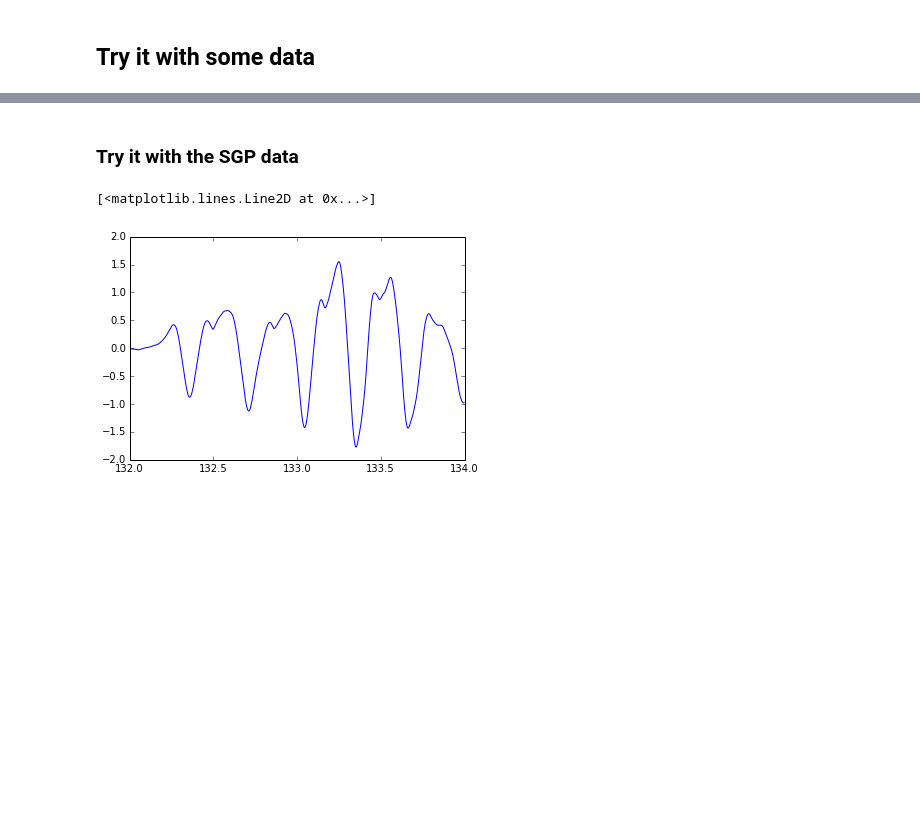
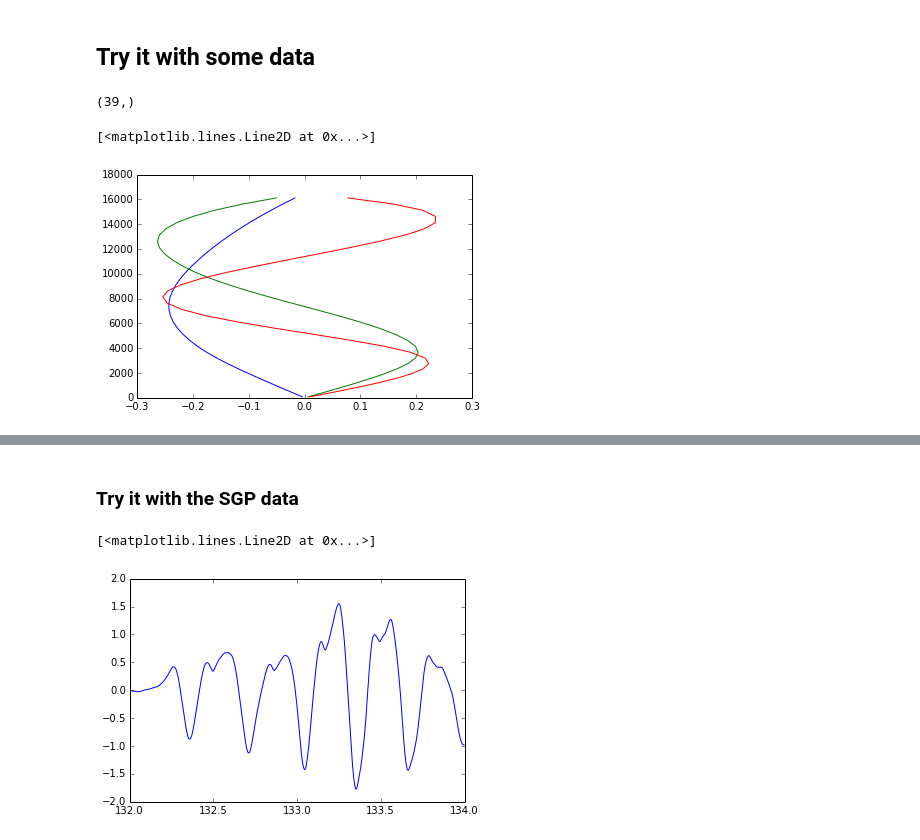
Before and after one commit to jedman/vertical-mode-decomposition, a Jupyter notebook: vertical mode decomposition.ipynb, the cells around one changed output, grey strips where cells are left out. Saved outputs shown, nothing was run; the diff lists cells and outputs as text; code cells hidden in the pictures; blank space fills up the shorter version.

```diff
--- a/vertical mode decomposition.ipynb
+++ b/vertical mode decomposition.ipynb
@@ -219,6 +277,24 @@ c,w,z = find_vertical_modes(N_sq, zi_full, rigidlid = 16000)
 #sort by eigenvalue
 X = zip(c,w.transpose())
 X_sort = sorted(X,key=lambda val: val[0])
+# %%
+C,W,Z = find_vertical_modes(N_sq, zi_full, rigidlid = 16500)
+X2 = zip(C,W.transpose())
+X_sort2 = sorted(X2,key=lambda val: val[0])
+# %%
+X_sort2[0][1].shape
+# %% [output]
+(39,)
+# %%
+#plot(X_sort[0][1],z)
+#plot(X_sort[1][1],z)
+#plot(X_sort[2][1],z)
+plot(X_sort2[0][1],z)
+plot(X_sort2[1][1],z)
+plot(X_sort2[2][1],z)
+# %% [output]
+[<matplotlib.lines.Line2D at 0x...>]
+[figure, added]
 # %%
 plot(X_sort[0][1],z)
 plot(X_sort[1][1],z)
```
Also changed, not shown: parts of 23 cells of this notebook, 2 other files.
